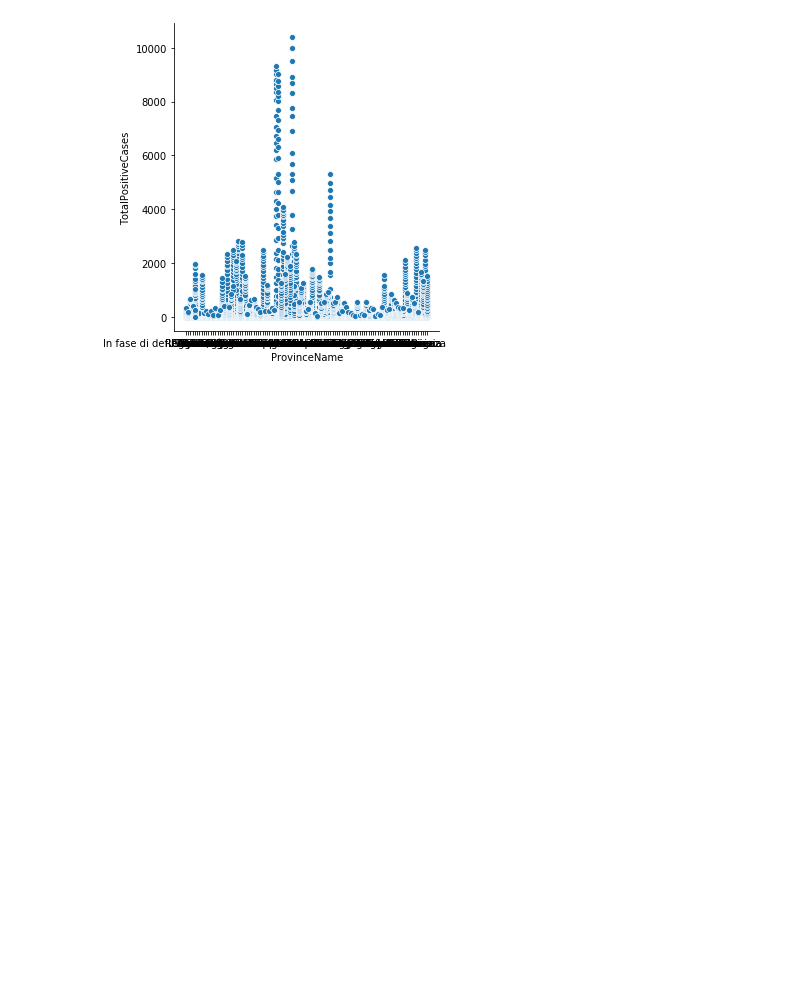
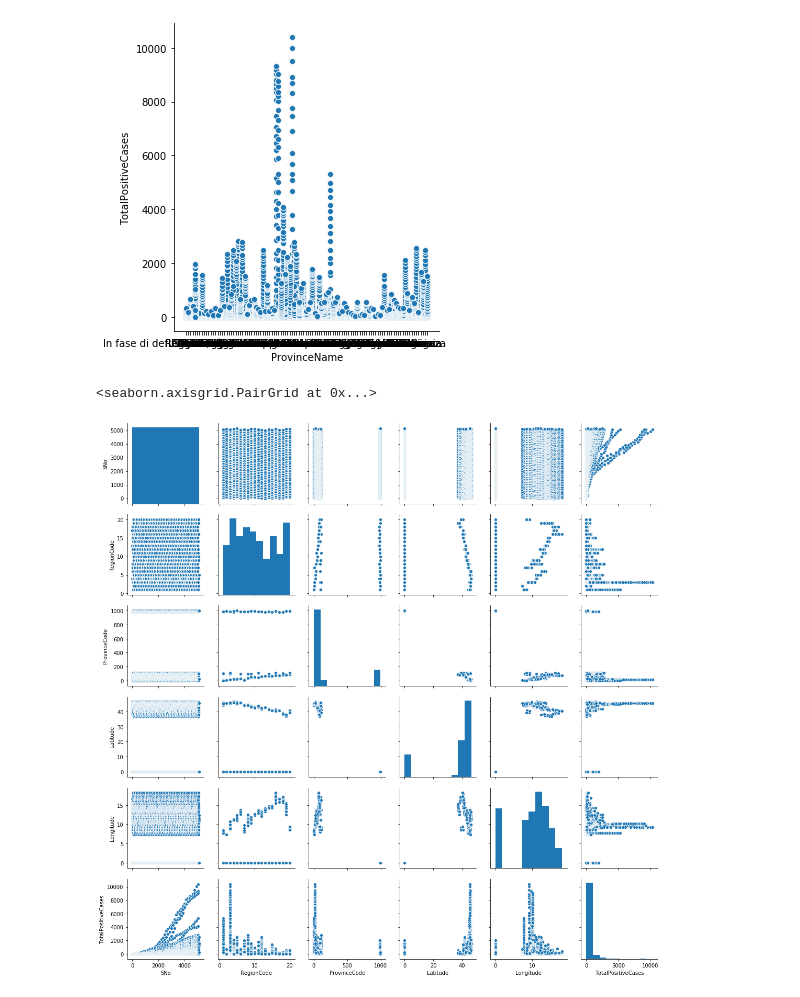
Before and after one commit to SiddarthSamdani/Coronavirus_Italy, a Jupyter notebook: Coronavirus.ipynb, the cells around one changed output. Cells and saved outputs as stored; diff of their text form; code cells hidden in the pictures; blank space fills up the shorter version.

Commit message:
region wise data added and seaborn plots are plotted for various data

```diff
--- a/Coronavirus.ipynb
+++ b/Coronavirus.ipynb
@@ -75,3 +75,8 @@ sns.relplot(x="ProvinceName", y="TotalPositiveCases", data=data)
 # %% [output]
 <seaborn.axisgrid.FacetGrid at 0x...>
 [figure]
+# %%
+sns.pairplot(data)
+# %% [output]
+<seaborn.axisgrid.PairGrid at 0x...>
+[figure, added]
```
Also changed, not shown: parts of 5 cells of this notebook, 1 other file.
